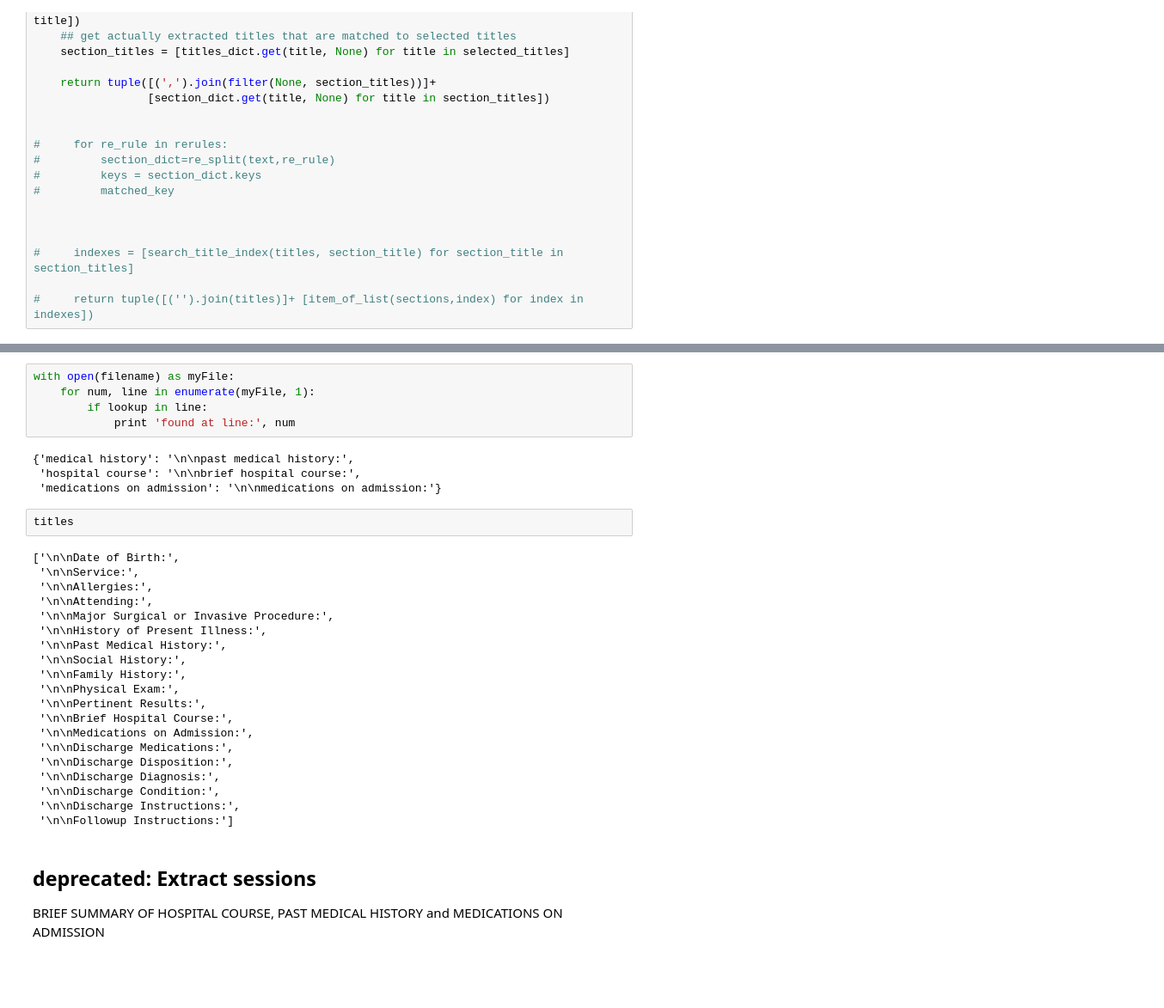
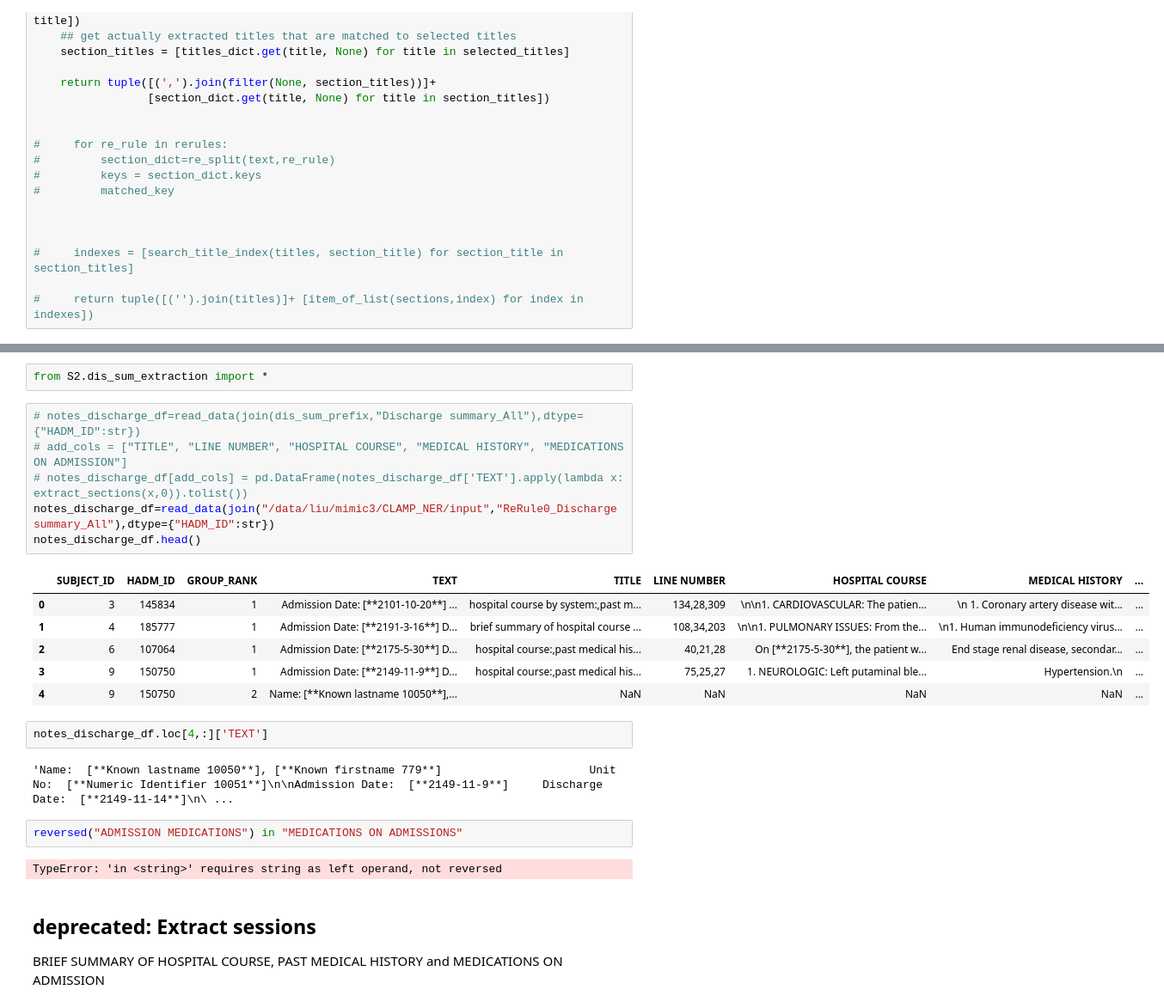
Before and after one commit to liuzi/Clinic-Analysis, a Jupyter notebook: Scripts/Data_Process_Server/S2 Data Preprocessing - Discharge Summary Extraction.ipynb, the cells around one changed output, grey strips where cells are left out. Shown: that part at 86% size. Saved outputs shown, nothing was run; the diff lists cells and outputs as text; blank space fills up the shorter version.

Commit message:
debug_extraction

```diff
--- a/Scripts/Data_Process_Server/S2 Data Preprocessing - Discharge Summary Extraction.ipynb
+++ b/Scripts/Data_Process_Server/S2 Data Preprocessing - Discharge Summary Extraction.ipynb
@@ -245,34 +201,26 @@ print(res_dict)
-# %%
-with open(filename) as myFile:
-    for num, line in enumerate(myFile, 1):
-        if lookup in line:
-            print 'found at line:', num
-# %% [output]
-{'medical history': '\n\npast medical history:',
- 'hospital course': '\n\nbrief hospital course:',
- 'medications on admission': '\n\nmedications on admission:'}
-# %%
-titles
-# %% [output]
-['\n\nDate of Birth:',
- '\n\nService:',
- '\n\nAllergies:',
- '\n\nAttending:',
- '\n\nMajor Surgical or Invasive Procedure:',
- '\n\nHistory of Present Illness:',
- '\n\nPast Medical History:',
- '\n\nSocial History:',
- '\n\nFamily History:',
- '\n\nPhysical Exam:',
- '\n\nPertinent Results:',
- '\n\nBrief Hospital Course:',
- '\n\nMedications on Admission:',
- '\n\nDischarge Medications:',
- '\n\nDischarge Disposition:',
- '\n\nDischarge Diagnosis:',
- '\n\nDischarge Condition:',
- '\n\nDischarge Instructions:',
- '\n\nFollowup Instructions:']
+# %%
+from S2.dis_sum_extraction import *
+# %%
+# notes_discharge_df=read_data(join(dis_sum_prefix,"Discharge summary_All"),dtype={"HADM_ID":str})
+# add_cols = ["TITLE", "LINE NUMBER", "HOSPITAL COURSE", "MEDICAL HISTORY", "MEDICATIONS ON ADMISSION"]
+# notes_discharge_df[add_cols] = pd.DataFrame(notes_discharge_df['TEXT'].apply(lambda x: extract_sections(x,0)).tolist())
+notes_discharge_df=read_data(join("/data/liu/mimic3/CLAMP_NER/input","ReRule0_Discharge summary_All"),dtype={"HADM_ID":str})
+notes_discharge_df.head()
+# %% [output]
+|  | SUBJECT_ID | HADM_ID | GROUP_RANK | TEXT | TITLE | LINE NUMBER | HOSPITAL COURSE | MEDICAL HISTORY | ... |
+| 0 | 3 | 145834 | 1 | Admission Date: [**2101-10-20**] ... | hospital course by system:,past m... | 134,28,309 | \n\n1. CARDIOVASCULAR: The patien... | \n 1. Coronary artery disease wit... | ... |
+| 1 | 4 | 185777 | 1 | Admission Date: [**2191-3-16**] D... | brief summary of hospital course ... | 108,34,203 | \n\n1. PULMONARY ISSUES: From the... | \n1. Human immunodeficiency virus... | ... |
+| 2 | 6 | 107064 | 1 | Admission Date: [**2175-5-30**] D... | hospital course:,past medical his... | 40,21,28 | On [**2175-5-30**], the patient w... | End stage renal disease, secondar... | ... |
+| 3 | 9 | 150750 | 1 | Admission Date: [**2149-11-9**] D... | hospital course:,past medical his... | 75,25,27 | 1. NEUROLOGIC: Left putaminal ble... | Hypertension.\n | ... |
+| 4 | 9 | 150750 | 2 | Name: [**Known lastname 10050**],... | NaN | NaN | NaN | NaN | ... |
+# %%
+notes_discharge_df.loc[4,:]['TEXT']
+# %% [output]
+'Name:  [**Known lastname 10050**], [**Known firstname 779**]                      Unit No:  [**Numeric Identifier 10051**]\n\nAdmission Date:  [**2149-11-9**]     Discharge Date:  [**2149-11-14**]\n\ ...
+# %%
+reversed("ADMISSION MEDICATIONS") in "MEDICATIONS ON ADMISSIONS"
+# %% [output]
+TypeError: 'in <string>' requires string as left operand, not reversed
 # %% [markdown]
 ## deprecated: Extract sessions
 BRIEF SUMMARY OF HOSPITAL COURSE, PAST MEDICAL HISTORY and MEDICATIONS ON ADMISSION
```
Also changed, not shown: parts of 7 cells of this notebook, 3 other files.
